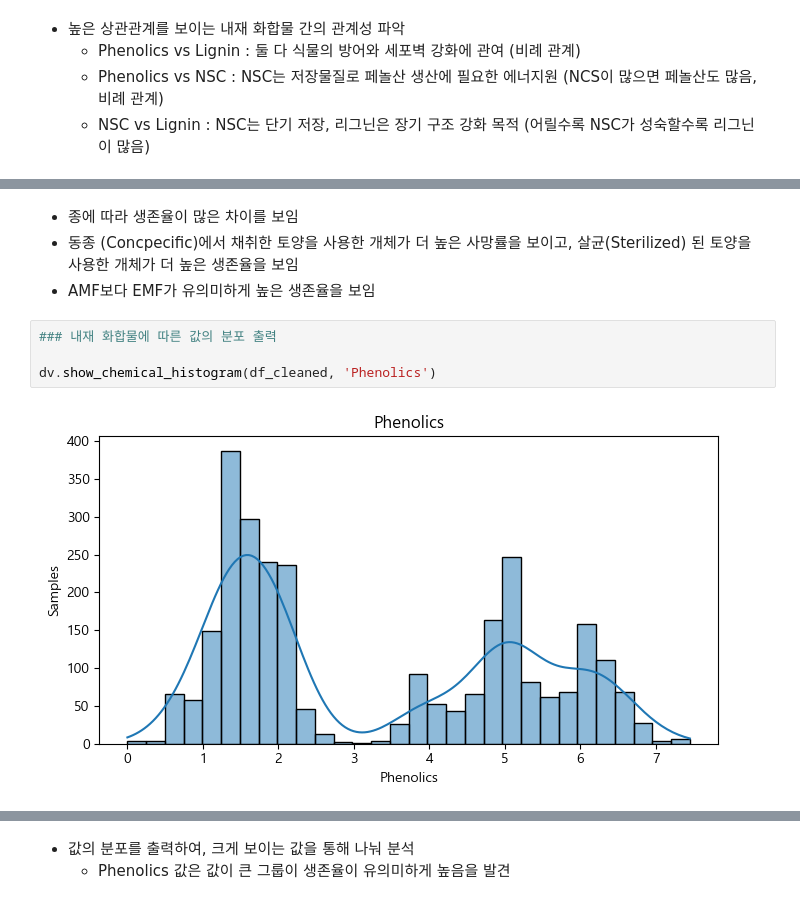
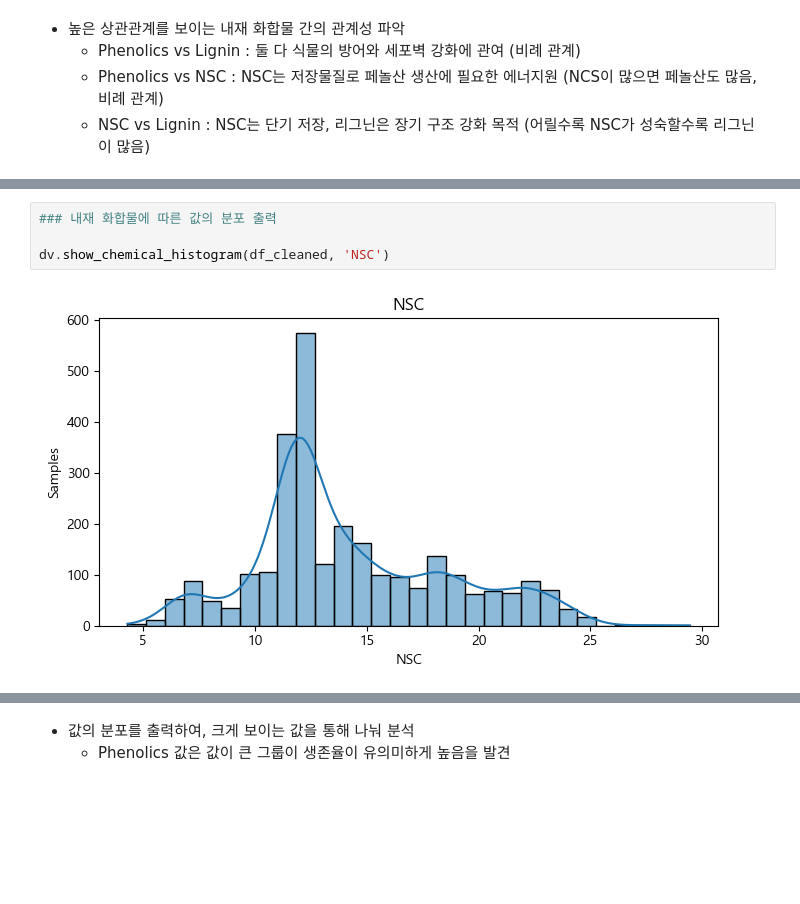
Before and after one commit to SKNetworks-AI19-250818/SKN19-mini-3Team, a Jupyter notebook: main.ipynb, the cells around one changed output, grey strips where cells are left out. Drawn from its saved outputs; the diff is of its cells as text; blank space fills up the shorter version.

```diff
--- a/main.ipynb
+++ b/main.ipynb
@@ -249,13 +237,9 @@ dv.show_survival_ratio(df_cleaned, 'Myco')
-# %% [markdown]
-* 종에 따라 생존율이 많은 차이를 보임
-* 동종 (Concpecific)에서 채취한 토양을 사용한 개체가 더 높은 사망률을 보이고, 살균(Sterilized) 된 토양을 사용한 개체가 더 높은 생존율을 보임
-* AMF보다 EMF가 유의미하게 높은 생존율을 보임
 # %%
 ### 내재 화합물에 따른 값의 분포 출력
 
-dv.show_chemical_histogram(df_cleaned, 'Phenolics')
+dv.show_chemical_histogram(df_cleaned, 'NSC')
 # %% [output]
-[figure, old version]
+[figure, new version]
 # %%
 ### 연속형 데이터의 값의 범위에 따른 생존율 출력
 
```
Also changed, not shown: parts of 6 cells of this notebook.
